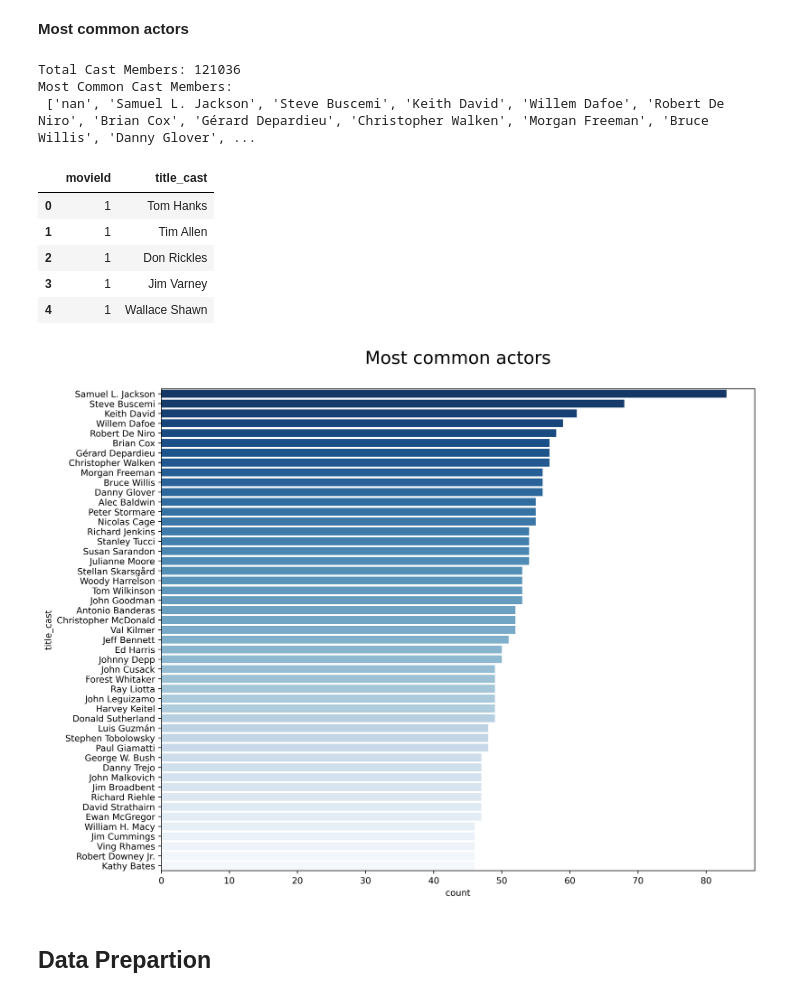
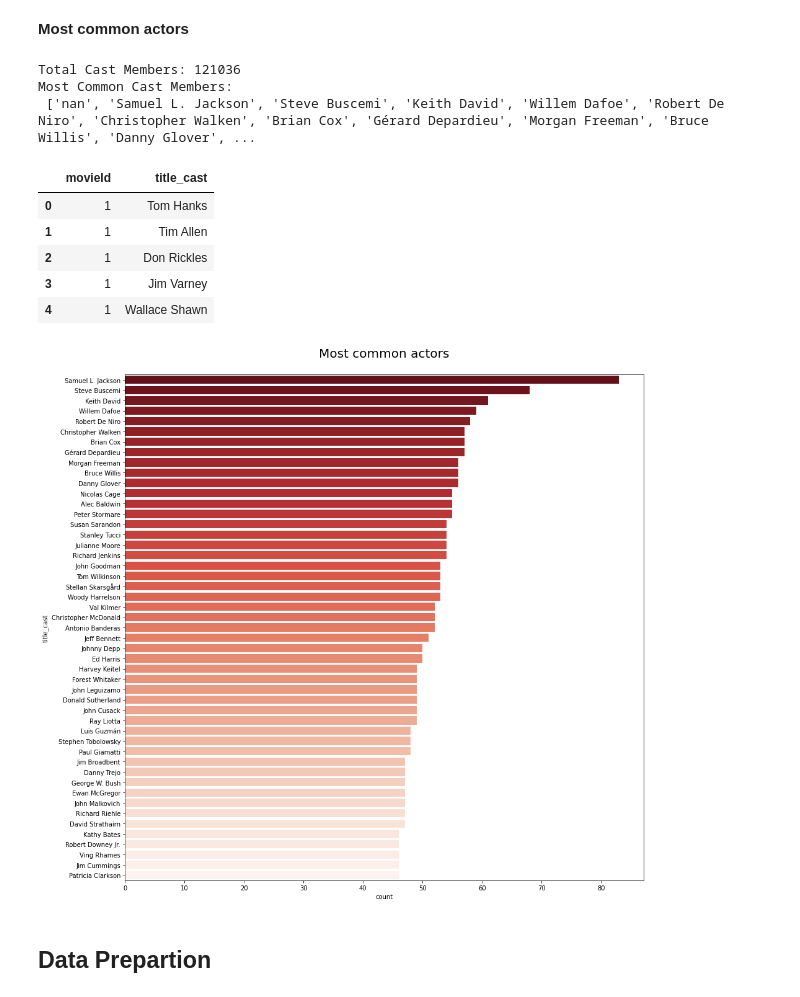
Before and after one commit to daniel-bru/ZM5-Recommender_System-2022, a Jupyter notebook: zm5-recommender-system-main.ipynb, the cells around one changed output. Saved outputs shown, nothing was run; the diff lists cells and outputs as text; code cells hidden in the pictures.

```diff
--- a/zm5-recommender-system-main.ipynb
+++ b/zm5-recommender-system-main.ipynb
@@ -99,7 +116,7 @@ non-resource variables are not supported in the long term
 # %% [markdown]
 ### Reading in data
 # %%
-root_path = '/content/'
+root_path = '../input/recomdata/'
 df_sample_submission = pd.read_csv(root_path + 'sample_submission.csv')
 df_movies = pd.read_csv(root_path + 'movies.csv')
 df_imdb = pd.read_csv(root_path + 'imdb_data.csv')
@@ -359,7 +376,7 @@ display(cast.head())
 # %% [output]
 Total Cast Members: 121036
 Most Common Cast Members:
- ['nan', 'Samuel L. Jackson', 'Steve Buscemi', 'Keith David', 'Willem Dafoe', 'Robert De Niro', 'Brian Cox', 'Gérard Depardieu', 'Christopher Walken', 'Morgan Freeman', 'Bruce Willis', 'Danny Glover', ...
+ ['nan', 'Samuel L. Jackson', 'Steve Buscemi', 'Keith David', 'Willem Dafoe', 'Robert De Niro', 'Christopher Walken', 'Brian Cox', 'Gérard Depardieu', 'Morgan Freeman', 'Bruce Willis', 'Danny Glover', ...
 |  | movieId | title_cast |
 | 0 | 1 | Tom Hanks |
 | 1 | 1 | Tim Allen |
@@ -368,13 +385,13 @@ Most Common Cast Members:
 | 4 | 1 | Wallace Shawn |
 # %%
 # Plot the genres from most common to least common
-plot = plt.figure(figsize=(12, 10), dpi=400)
+plot = plt.figure(figsize=(15, 15))
 plt.title('Most common actors\n', fontsize=20)
 sns.countplot(y="title_cast", data=cast,
               order=mostc_cast[1:50],
-              palette='Blues_r')
+              palette='Reds_r')
 plt.show()
 # %% [output]
-[figure, old version]
+[figure, new version]
 # %% [markdown]
 ## Data Prepartion
```
Also changed, not shown: parts of 67 cells of this notebook.
